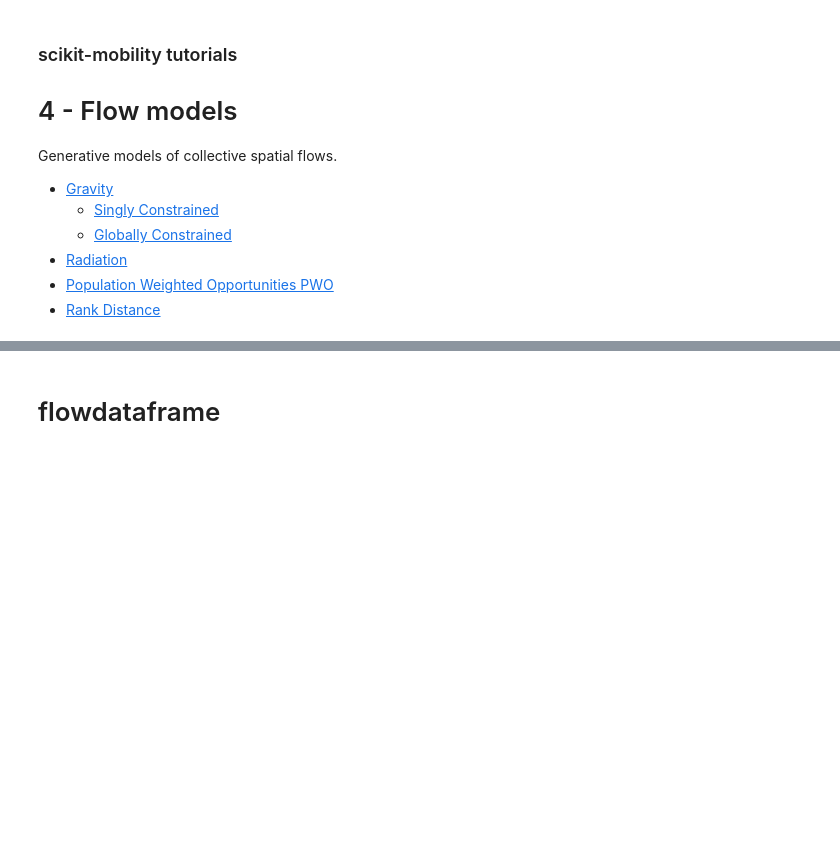
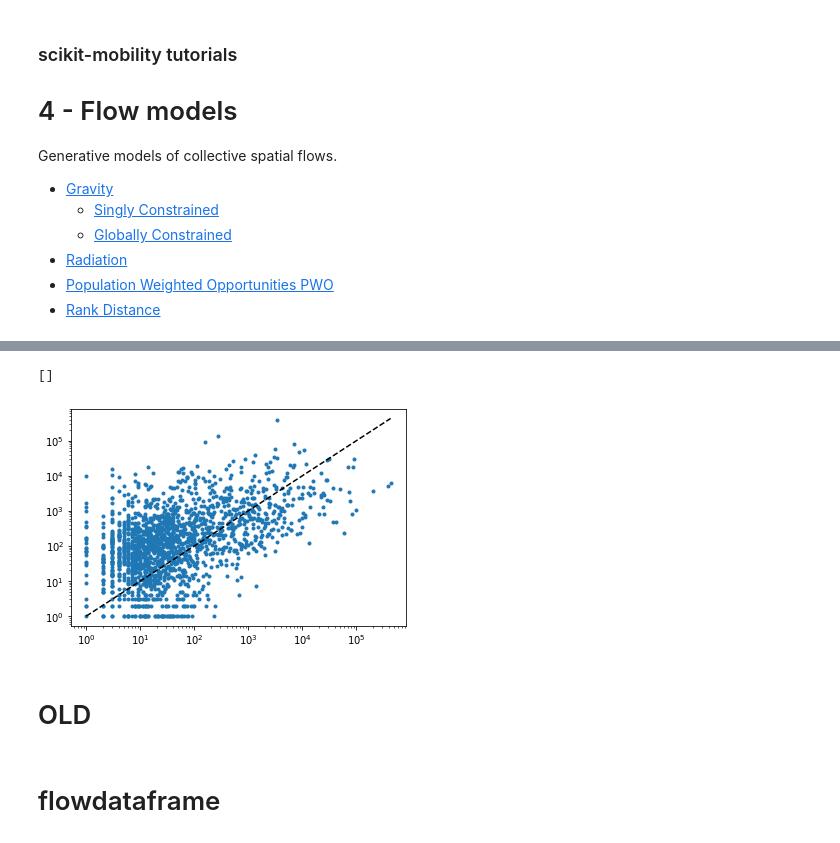
Before and after one commit to scikit-mobility/scikit-mobility, a Jupyter notebook: tutorial/4_flow_models_skmob_tutorial.ipynb, the cells around one changed output, grey strips where cells are left out. Saved outputs shown, nothing was run; the diff lists cells and outputs as text; code cells hidden in the pictures; blank space fills up the shorter version.

Commit message:
gravity takes a tessellation in input and outputs a flowdataframe. dEPR uses the code of the gravity collective model.

```diff
--- a/tutorial/4_flow_models_skmob_tutorial.ipynb
+++ b/tutorial/4_flow_models_skmob_tutorial.ipynb
@@ -13,0 +171,5 @@ Generative models of collective spatial flows.
+# %%
+# total outflows excluding self loops
+tot_outflows = fdf[fdf['origin'] != fdf['destination']].groupby(by='origin', axis=0)['flow'].sum().fillna(0).values
+tessellation[constants.TOT_OUTFLOW] = tot_outflows
+tessellation[:4]
@@ -13,0 +182,3 @@ Generative models of collective spatial flows.
+# %%
+gravity_singly = Gravity(gravity_type='singly constrained')
+print(gravity_singly)
@@ -13,0 +202,9 @@ Generative models of collective spatial flows.
+# %%
+np.random.seed(0)
+
+scGM_fdf = gravity_singly.generate(tessellation,
+                                       tile_id_column='tile_id',
+                                       tot_outflows_column='tot_outflow',
+                                       relevance_column= 'population',
+                                       out_format='flows')
+scGM_fdf[:4]
@@ -14,3 +333,17 @@ Generative models of collective spatial flows.
+# %%
+xy = fdf.merge(scGM_fdf, on=['origin', 'destination'])[['flow_x', 'flow_y']].values
+# %%
+plt.plot(xy[:,0], xy[:,1], '.')
+
+x = np.logspace(0, np.log10(np.max(xy)))
+plt.plot(x, x, '--k')
+
+plt.loglog()
+# %% [output]
+[]
+[figure, added]
+# %% [markdown]
+# OLD
 # %%
 import skmob
 import numpy as np
```
Also changed, not shown: parts of 37 cells of this notebook, 7 other files.
